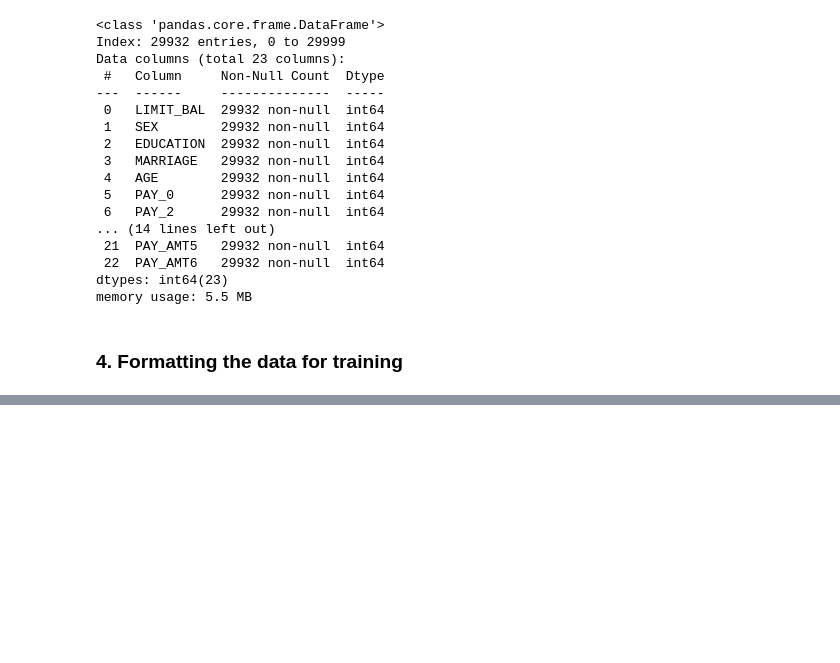
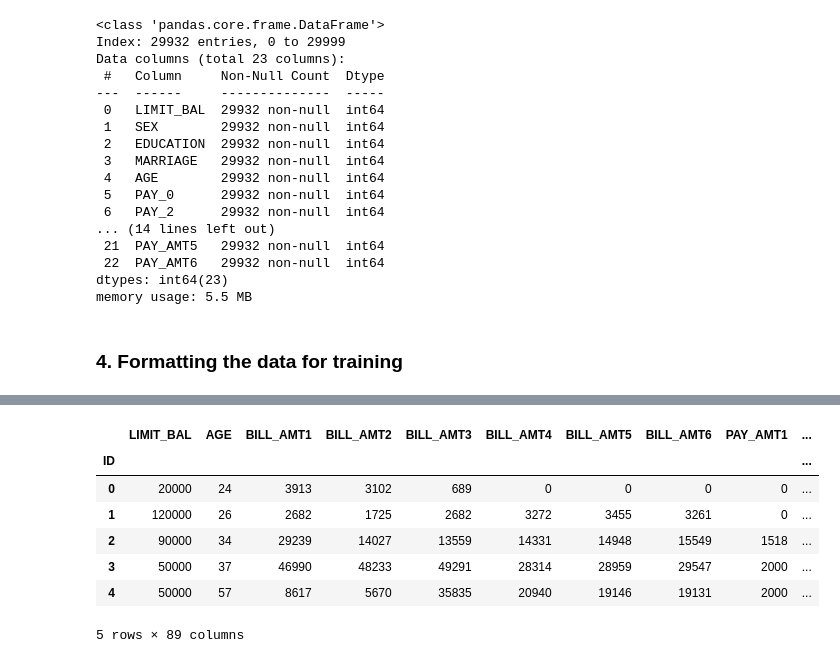
Before and after one commit to khyeee/MyCodingJourney, a Jupyter notebook: SVM_StatQuest.ipynb, the cells around one changed output, grey strips where cells are left out. Saved outputs shown, nothing was run; the diff lists cells and outputs as text; code cells hidden in the pictures; blank space fills up the shorter version.

```diff
--- a/SVM_StatQuest.ipynb
+++ b/SVM_StatQuest.ipynb
@@ -296,0 +308,12 @@ __In contrast__, if we treat these numbers as categorical data, each with its ow
+# %%
+x_encoded = pd.get_dummies(removedMissing_x_df, columns=['SEX', 'EDUCATION', 'MARRIAGE', 'PAY_0', 'PAY_2', 'PAY_3', 'PAY_4','PAY_5','PAY_6'])
+x_encoded.head()
+# %% [output]
+|  | LIMIT_BAL | AGE | BILL_AMT1 | BILL_AMT2 | BILL_AMT3 | BILL_AMT4 | BILL_AMT5 | BILL_AMT6 | PAY_AMT1 | ... |
+| ID |  |  |  |  |  |  |  |  |  | ... |
+| 0 | 20000 | 24 | 3913 | 3102 | 689 | 0 | 0 | 0 | 0 | ... |
+| 1 | 120000 | 26 | 2682 | 1725 | 2682 | 3272 | 3455 | 3261 | 0 | ... |
+| 2 | 90000 | 34 | 29239 | 14027 | 13559 | 14331 | 14948 | 15549 | 1518 | ... |
+| 3 | 50000 | 37 | 46990 | 48233 | 49291 | 28314 | 28959 | 29547 | 2000 | ... |
+| 4 | 50000 | 57 | 8617 | 5670 | 35835 | 20940 | 19146 | 19131 | 2000 | ... |
+5 rows × 89 columns
```
Also changed, not shown: parts of 6 cells of this notebook.
